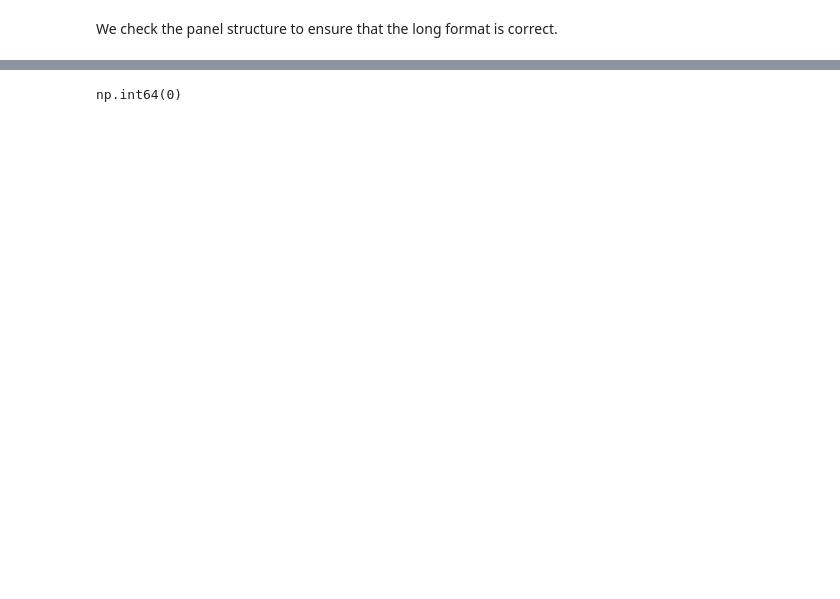
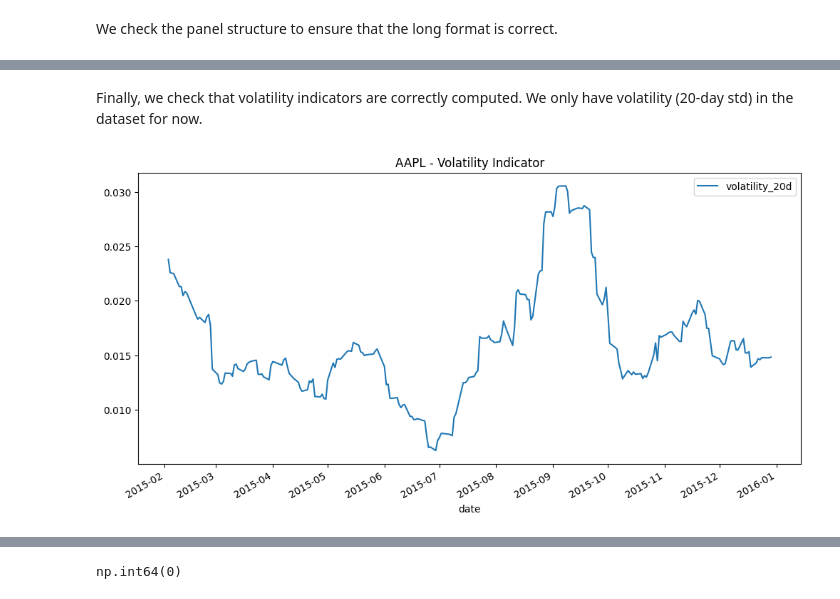
Before and after one commit to IgorDragone/hybrid-stock-prediction-thesis, a Jupyter notebook: notebooks/01_sanity_check.ipynb, the cells around one changed output, grey strips where cells are left out. Cells and saved outputs as stored; diff of their text form; code cells hidden in the pictures; blank space fills up the shorter version.

```diff
--- a/notebooks/01_sanity_check.ipynb
+++ b/notebooks/01_sanity_check.ipynb
@@ -146,0 +119,11 @@ plt.show()
+# %% [markdown]
+Finally, we check that volatility indicators are correctly computed. We only have volatility (20-day std) in the dataset for now.
+# %%
+cols = [
+    "volatility_20d",
+]
+aapl[cols].iloc[:250].plot(figsize=(12,6))
+plt.title("AAPL - Volatility Indicator")
+plt.show()
+# %% [output]
+[figure, added]
```
Also changed, not shown: parts of 40 cells of this notebook, 5 other files.
